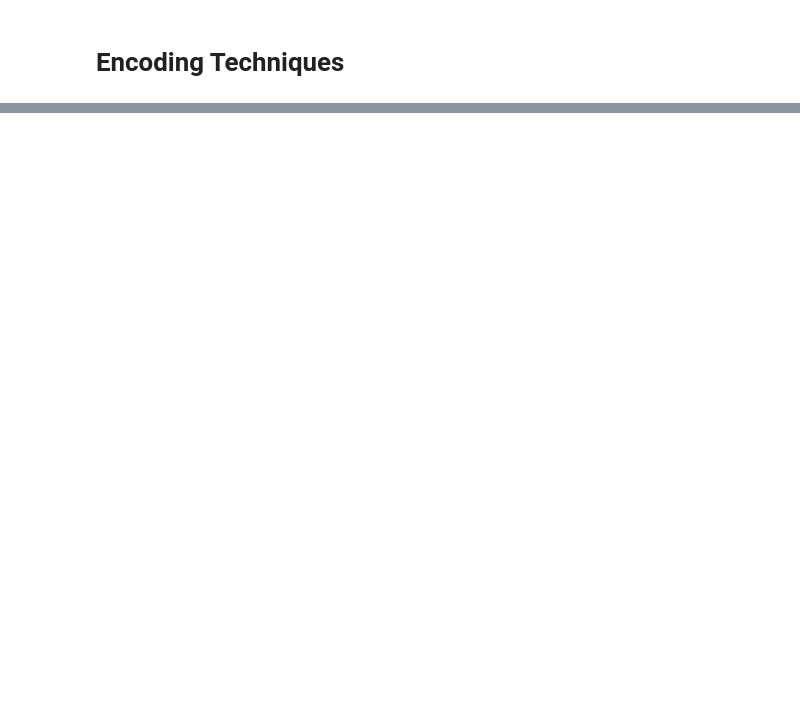
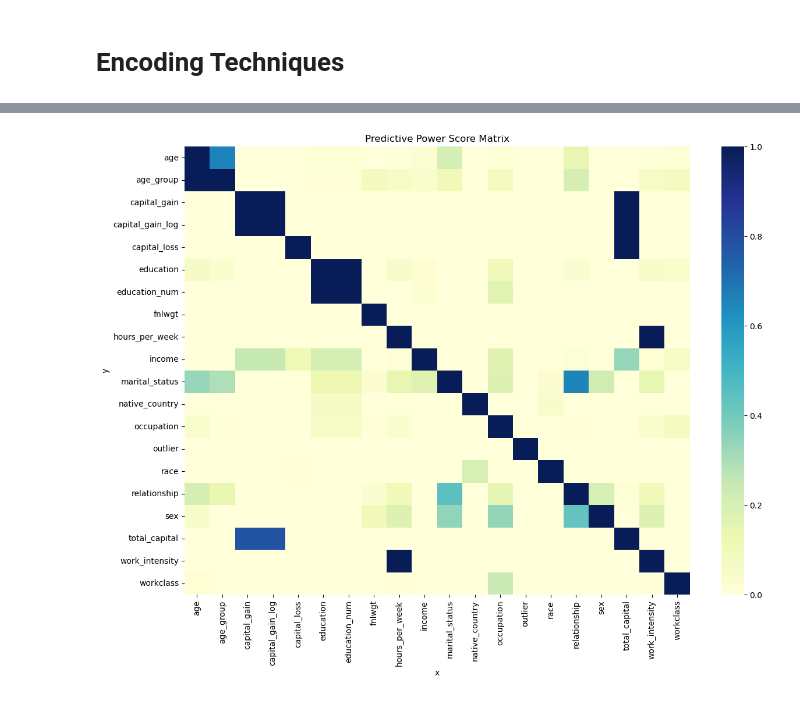
Before and after one commit to ramanagendra/Jupyter_notebooks, a Jupyter notebook: EDA2.ipynb, the cells around one changed output, grey strips where cells are left out. Cells and saved outputs as stored; diff of their text form; code cells hidden in the pictures; blank space fills up the shorter version.

```diff
--- a/EDA2.ipynb
+++ b/EDA2.ipynb
@@ -230,0 +433,4 @@ SyntaxError: invalid syntax (2830201818.py, line 1)
+# %%
+pps_matrix = pps.matrix(df_clean)
+
+pps_matrix.head()
@@ -230,0 +444,19 @@ SyntaxError: invalid syntax (2830201818.py, line 1)
+# %%
+pps_pivot = pps_matrix.pivot(
+    columns='x',
+    index='y',
+    values='ppscore'
+)
+
+plt.figure(figsize=(14,10))
+
+sns.heatmap(
+    pps_pivot,
+    cmap='YlGnBu'
+)
+
+plt.title("Predictive Power Score Matrix")
+
+plt.show()
+# %% [output]
+[figure, added]
```
Also changed, not shown: parts of 31 cells of this notebook.
